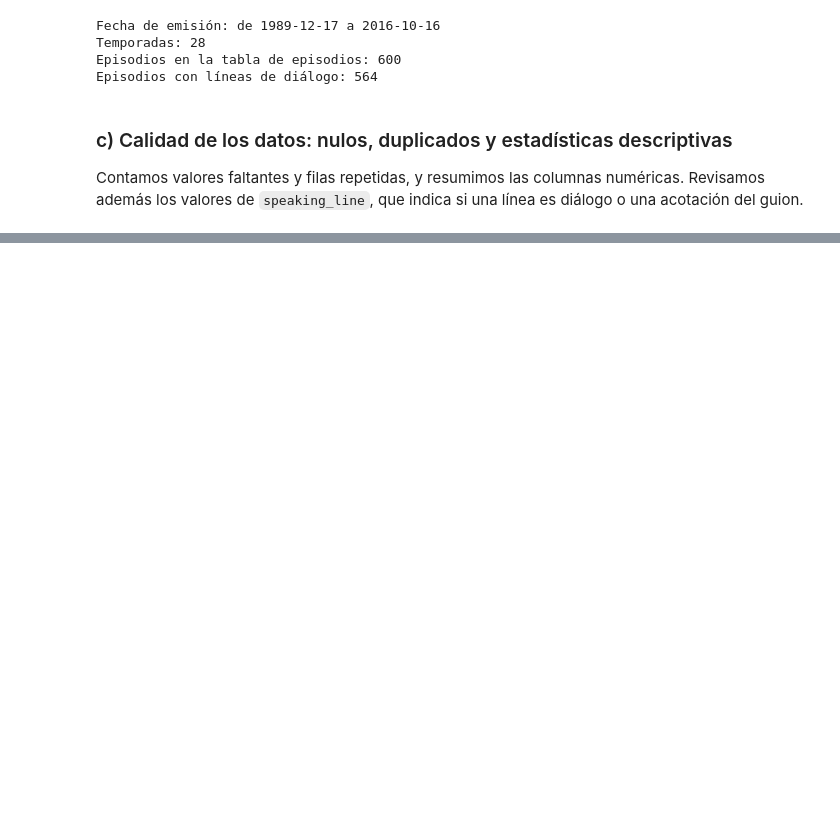
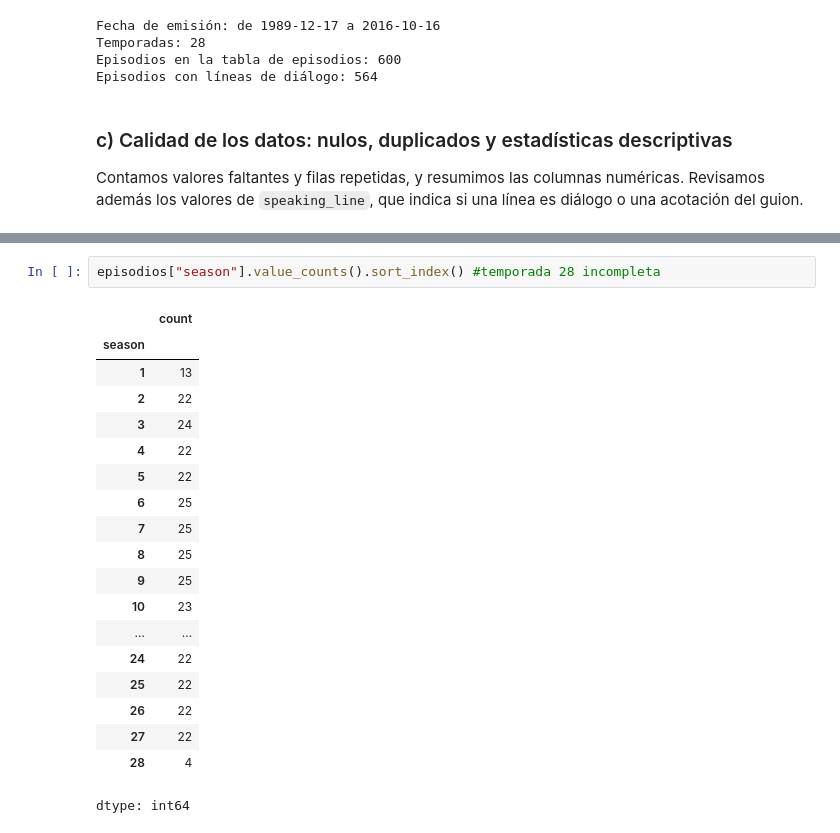
Before and after one commit to enedenao/tp_labo, a Jupyter notebook: notebook.ipynb, the cells around one changed output, grey strips where cells are left out. Saved outputs shown, nothing was run; the diff lists cells and outputs as text; blank space fills up the shorter version.

```diff
--- a/notebook.ipynb
+++ b/notebook.ipynb
@@ -219,0 +241,22 @@ dtype: int64
+# %%
+episodios["season"].value_counts().sort_index() #temporada 28 incompleta
+# %% [output]
+|  | count |
+| season |  |
+| 1 | 13 |
+| 2 | 22 |
+| 3 | 24 |
+| 4 | 22 |
+| 5 | 22 |
+| 6 | 25 |
+| 7 | 25 |
+| 8 | 25 |
+| 9 | 25 |
+| 10 | 23 |
+| ... | ... |
+| 24 | 22 |
+| 25 | 22 |
+| 26 | 22 |
+| 27 | 22 |
+| 28 | 4 |
+dtype: int64
```
Also changed, not shown: parts of 11 cells of this notebook.
